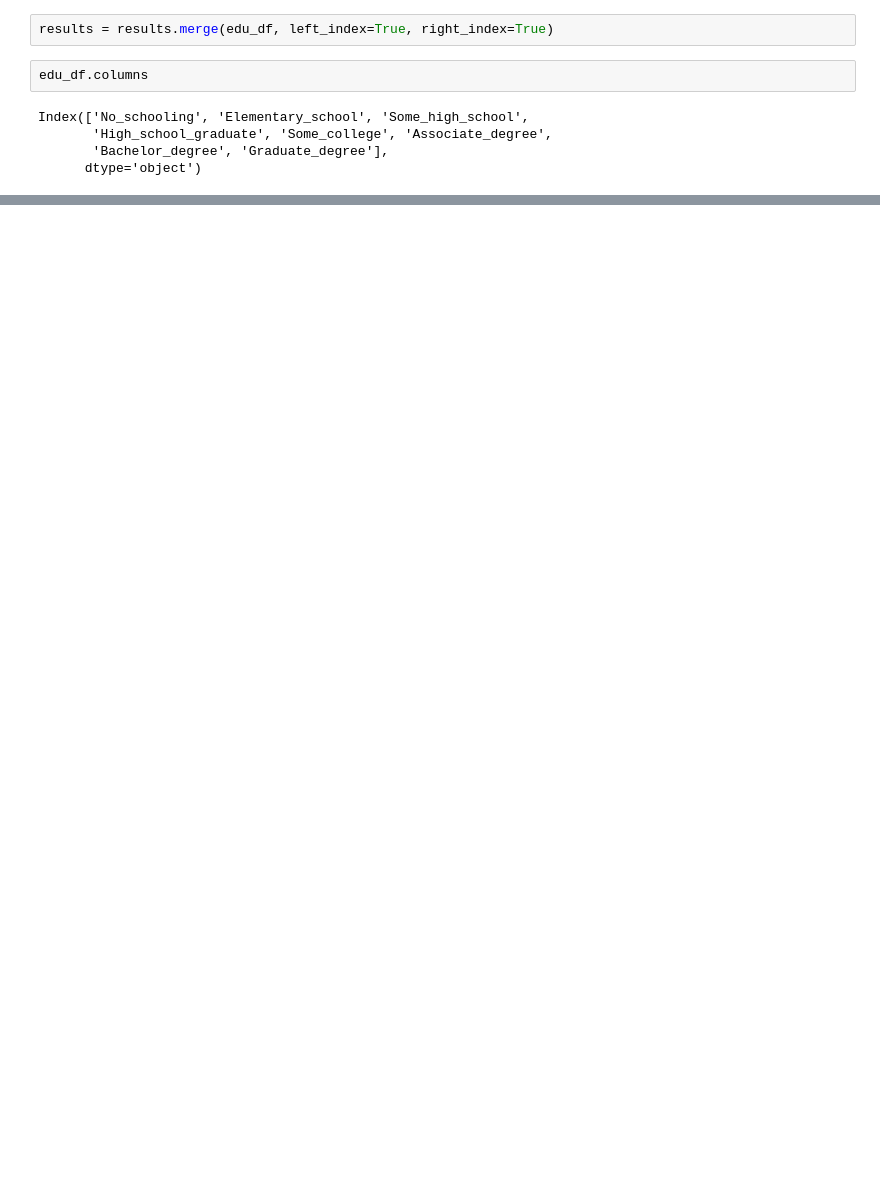
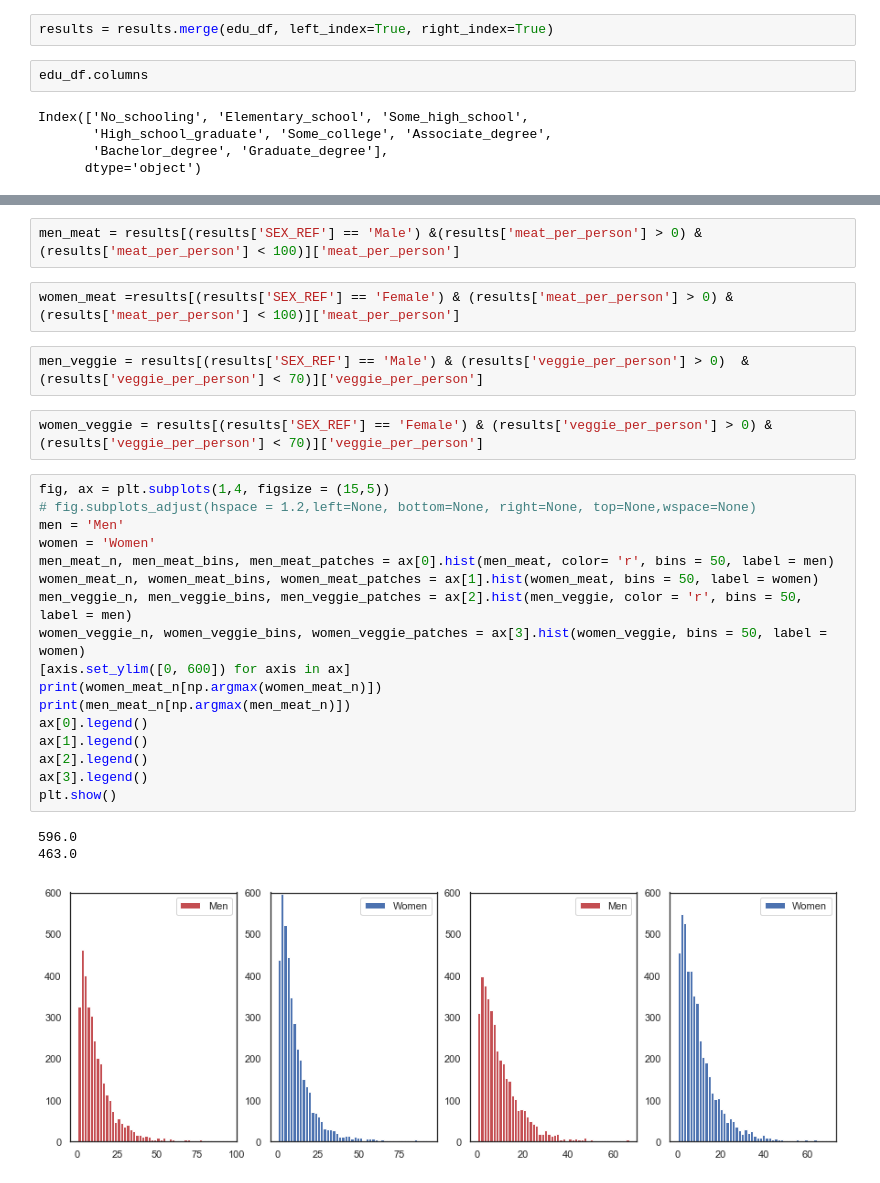
Before and after one commit to Jwdaniel34/Into_the_soyverse, a Jupyter notebook: Expenditure .ipynb, the cells around one changed output, grey strips where cells are left out. Saved outputs shown, nothing was run; the diff lists cells and outputs as text; blank space fills up the shorter version.

```diff
--- a/Expenditure .ipynb
+++ b/Expenditure .ipynb
@@ -136,0 +244,29 @@ plt.show()
+# %%
+men_meat = results[(results['SEX_REF'] == 'Male') &(results['meat_per_person'] > 0) & (results['meat_per_person'] < 100)]['meat_per_person']
+# %%
+women_meat =results[(results['SEX_REF'] == 'Female') & (results['meat_per_person'] > 0) & (results['meat_per_person'] < 100)]['meat_per_person']
+# %%
+men_veggie = results[(results['SEX_REF'] == 'Male') & (results['veggie_per_person'] > 0)  & (results['veggie_per_person'] < 70)]['veggie_per_person']
+# %%
+women_veggie = results[(results['SEX_REF'] == 'Female') & (results['veggie_per_person'] > 0) & (results['veggie_per_person'] < 70)]['veggie_per_person']
+# %%
+fig, ax = plt.subplots(1,4, figsize = (15,5))
+# fig.subplots_adjust(hspace = 1.2,left=None, bottom=None, right=None, top=None,wspace=None)
+men = 'Men'
+women = 'Women'
+men_meat_n, men_meat_bins, men_meat_patches = ax[0].hist(men_meat, color= 'r', bins = 50, label = men)
+women_meat_n, women_meat_bins, women_meat_patches = ax[1].hist(women_meat, bins = 50, label = women)
+men_veggie_n, men_veggie_bins, men_veggie_patches = ax[2].hist(men_veggie, color = 'r', bins = 50, label = men)
+women_veggie_n, women_veggie_bins, women_veggie_patches = ax[3].hist(women_veggie, bins = 50, label = women)
+[axis.set_ylim([0, 600]) for axis in ax]
+print(women_meat_n[np.argmax(women_meat_n)])
+print(men_meat_n[np.argmax(men_meat_n)])
+ax[0].legend()
+ax[1].legend()
+ax[2].legend()
+ax[3].legend()
+plt.show()
+# %% [output]
+596.0
+463.0
+[figure, added]
```
Also changed, not shown: parts of 37 cells of this notebook, 1 other file.
